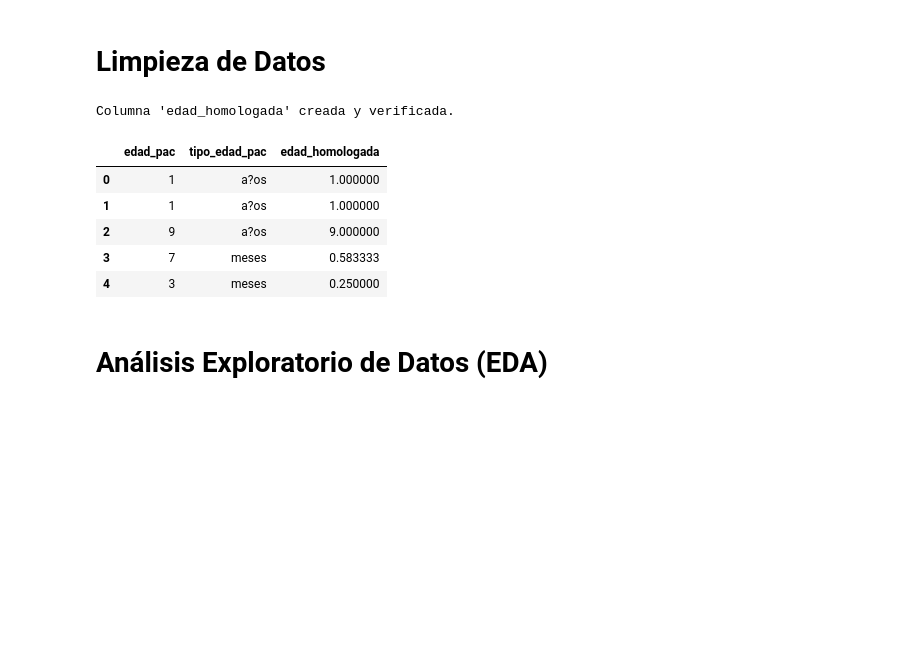
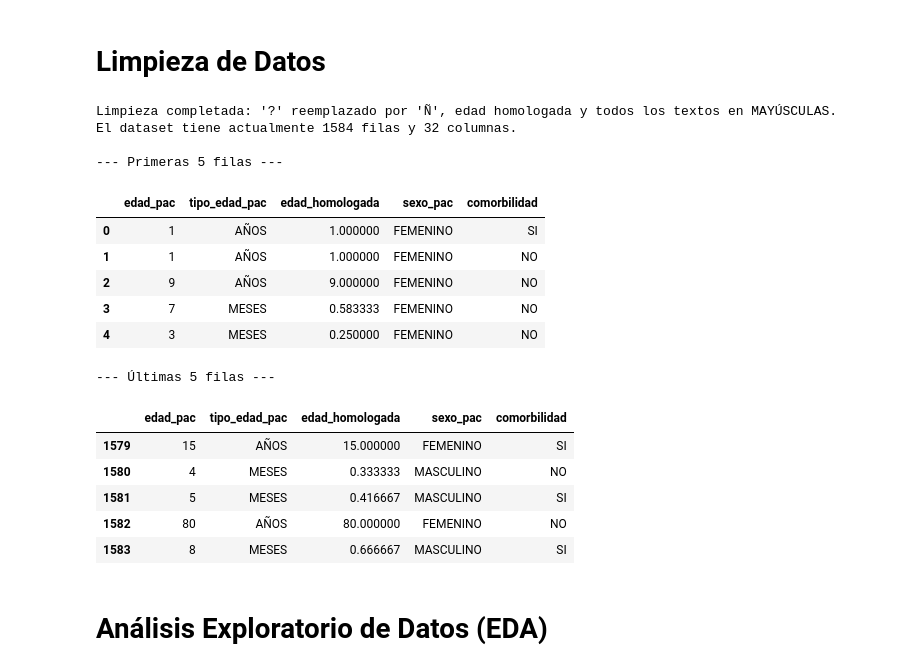
Before and after one commit to monikabenavides/MaestriaUHE, a Jupyter notebook: Actividad1.ipynb, the cells around one changed output. Saved outputs shown, nothing was run; the diff lists cells and outputs as text; code cells hidden in the pictures; blank space fills up the shorter version.

```diff
--- a/Actividad1.ipynb
+++ b/Actividad1.ipynb
@@ -83,27 +83,59 @@ memory usage: 383.8+ KB
 # %% [markdown]
 # Limpieza de Datos
-# %%
-# Asegurar que la homologación se aplique y persista en df
-def homologar_edad(row):
-    edad = row['edad_pac']
-    tipo = str(row['tipo_edad_pac']).lower()
-    if 'mes' in tipo:
-        return edad / 12
-    elif 'dia' in tipo:
-        return edad / 365
-    return edad
-
-df['edad_homologada'] = df.apply(homologar_edad, axis=1)
-print("Columna 'edad_homologada' creada y verificada.")
-display(df[['edad_pac', 'tipo_edad_pac', 'edad_homologada']].head())
-# %% [output]
-Columna 'edad_homologada' creada y verificada.
-|  | edad_pac | tipo_edad_pac | edad_homologada |
-| 0 | 1 | a?os | 1.000000 |
-| 1 | 1 | a?os | 1.000000 |
-| 2 | 9 | a?os | 9.000000 |
-| 3 | 7 | meses | 0.583333 |
-| 4 | 3 | meses | 0.250000 |
+# %%
+import pandas as pd
+
+# 1. Corrección de caracteres especiales (Sustituir '?' por 'Ñ')
+df = df.replace('\\?', 'Ñ', regex=True)
+
+# 2. Homologación de edad
+def homologar_edad(row):
+    edad = row['edad_pac']
+    tipo = str(row['tipo_edad_pac']).upper()
+    if 'MES' in tipo:
+        return edad / 12
+    elif 'DIA' in tipo:
+        return edad / 365
+    return edad
+
+df['edad_homologada'] = df.apply(homologar_edad, axis=1)
+
+# 3. Estandarización de texto (MAYÚSCULAS y sin espacios)
+columnas_obj = df.select_dtypes(include=['object']).columns
+for col in columnas_obj:
+    df[col] = df[col].astype(str).str.upper().str.strip()
+
+# 4. Manejo de valores nulos en columnas críticas
+df['embarazo'] = df['embarazo'].fillna('NO APLICA')
+df['ingreso_uci'] = df['ingreso_uci'].fillna('NO')
+df['egreso_uci'] = df['egreso_uci'].fillna('NO')
+
+print("Limpieza completada: '?' reemplazado por 'Ñ', edad homologada y todos los textos en MAYÚSCULAS.")
+print(f"El dataset tiene actualmente {df.shape[0]} filas y {df.shape[1]} columnas.")
+
+print("\n--- Primeras 5 filas ---")
+display(df[['edad_pac', 'tipo_edad_pac', 'edad_homologada', 'sexo_pac', 'comorbilidad']].head())
+
+print("\n--- Últimas 5 filas ---")
+display(df[['edad_pac', 'tipo_edad_pac', 'edad_homologada', 'sexo_pac', 'comorbilidad']].tail())
+# %% [output]
+Limpieza completada: '?' reemplazado por 'Ñ', edad homologada y todos los textos en MAYÚSCULAS.
+El dataset tiene actualmente 1584 filas y 32 columnas.
+
+--- Primeras 5 filas ---
+|  | edad_pac | tipo_edad_pac | edad_homologada | sexo_pac | comorbilidad |
+| 0 | 1 | AÑOS | 1.000000 | FEMENINO | SI |
+| 1 | 1 | AÑOS | 1.000000 | FEMENINO | NO |
+| 2 | 9 | AÑOS | 9.000000 | FEMENINO | NO |
+| 3 | 7 | MESES | 0.583333 | FEMENINO | NO |
+| 4 | 3 | MESES | 0.250000 | FEMENINO | NO |
+--- Últimas 5 filas ---
+|  | edad_pac | tipo_edad_pac | edad_homologada | sexo_pac | comorbilidad |
+| 1579 | 15 | AÑOS | 15.000000 | FEMENINO | SI |
+| 1580 | 4 | MESES | 0.333333 | MASCULINO | NO |
+| 1581 | 5 | MESES | 0.416667 | MASCULINO | SI |
+| 1582 | 80 | AÑOS | 80.000000 | FEMENINO | NO |
+| 1583 | 8 | MESES | 0.666667 | MASCULINO | SI |
 # %% [markdown]
 # Análisis Exploratorio de Datos (EDA)
 # %%
```
Also changed, not shown: parts of 6 cells of this notebook.
